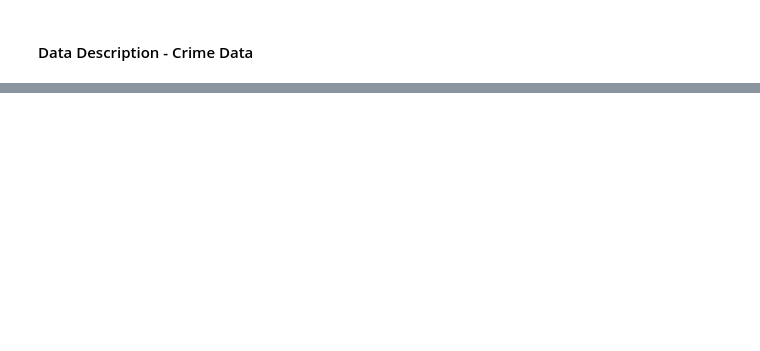
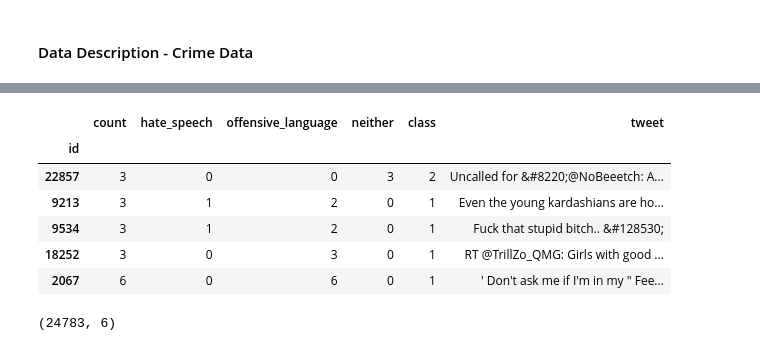
Before and after one commit to code-dev-g/NNDL-CrimeDetection, a Jupyter notebook: eda.ipynb, the cells around one changed output, grey strips where cells are left out. Cells and saved outputs as stored; diff of their text form; code cells hidden in the pictures; blank space fills up the shorter version.

```diff
--- a/eda.ipynb
+++ b/eda.ipynb
@@ -11,8 +12,8 @@ import pandas as pd
 import matplotlib.pyplot as plt
 import seaborn as sns
 # %%
-spam_data = pd.read_csv('./data/spam_detection.csv', index_col='id')
-spam_data
+crime_dataset = pd.read_csv('./data/spam_detection.csv', index_col='id')
+crime_dataset
 # %% [output]
 |  | count | hate_speech | offensive_language | neither | class | tweet |
 | id |  |  |  |  |  |  |
@@ -255,0 +190,14 @@ spam_data.groupby('class')['class'].count().plot.bar()
+# %%
+crime_dataset.sample(5)
+# %% [output]
+|  | count | hate_speech | offensive_language | neither | class | tweet |
+| id |  |  |  |  |  |  |
+| 22857 | 3 | 0 | 0 | 3 | 2 | Uncalled for &#8220;@NoBeeetch: A... |
+| 9213 | 3 | 1 | 2 | 0 | 1 | Even the young kardashians are ho... |
+| 9534 | 3 | 1 | 2 | 0 | 1 | Fuck that stupid bitch.. &#128530; |
+| 18252 | 3 | 0 | 3 | 0 | 1 | RT @TrillZo_QMG: Girls with good ... |
+| 2067 | 6 | 0 | 6 | 0 | 1 | ' Don't ask me if I'm in my " Fee... |
+# %%
+crime_dataset.shape
+# %% [output]
+(24783, 6)
```
Also changed, not shown: parts of 58 cells of this notebook, 1 other file.
